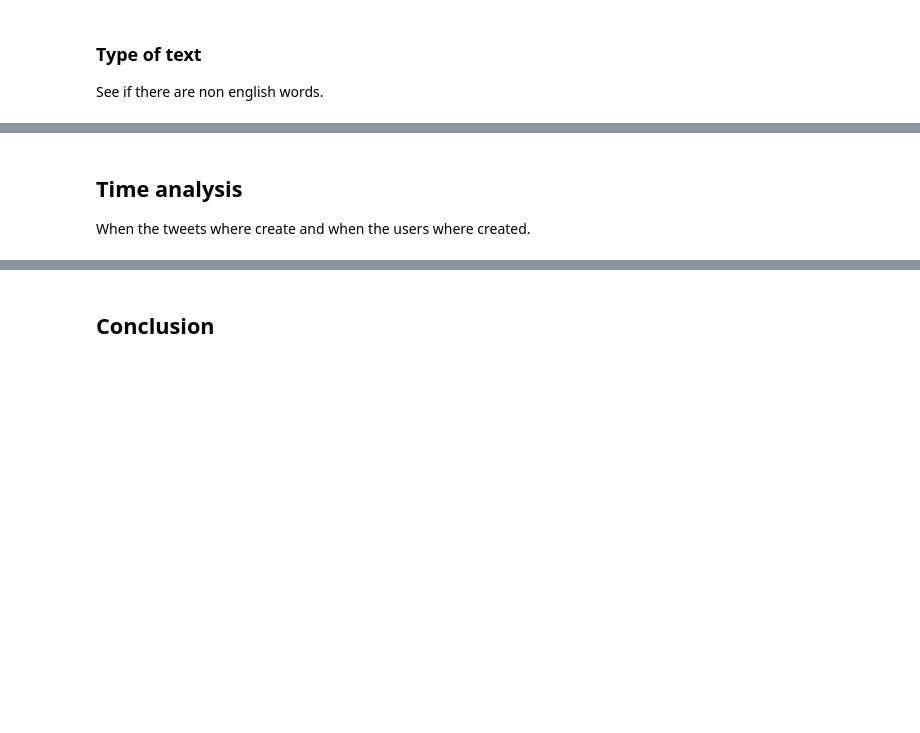
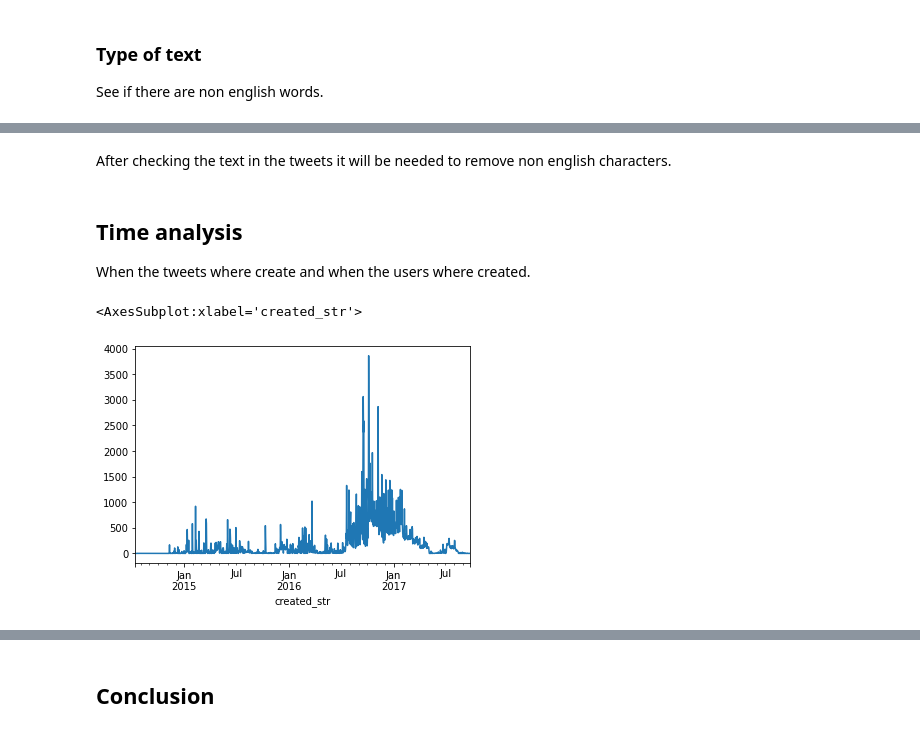
Before and after one commit to fawolfmann/fake_russian_tweets, a Jupyter notebook: EDA.ipynb, the cells around one changed output, grey strips where cells are left out. Saved outputs shown, nothing was run; the diff lists cells and outputs as text; code cells hidden in the pictures; blank space fills up the shorter version.

```diff
--- a/EDA.ipynb
+++ b/EDA.ipynb
@@ -29,3 +85,13 @@ See if there are non english words.
+# %% [markdown]
+After checking the text in the tweets it will be needed to remove non english characters.
 # %% [markdown]
 ## Time analysis
 When the tweets where create and when the users where created.
+# %%
+df_tweets["created_str"] = pd.to_datetime(df_tweets["created_str"])
+# %%
+df_created_tweets = df_tweets.groupby("created_str")["text"].count()
+df_created_tweets.resample("1D").sum().plot()
+# %% [output]
+<AxesSubplot:xlabel='created_str'>
+[figure, added]
```
Also changed, not shown: parts of 25 cells of this notebook.
